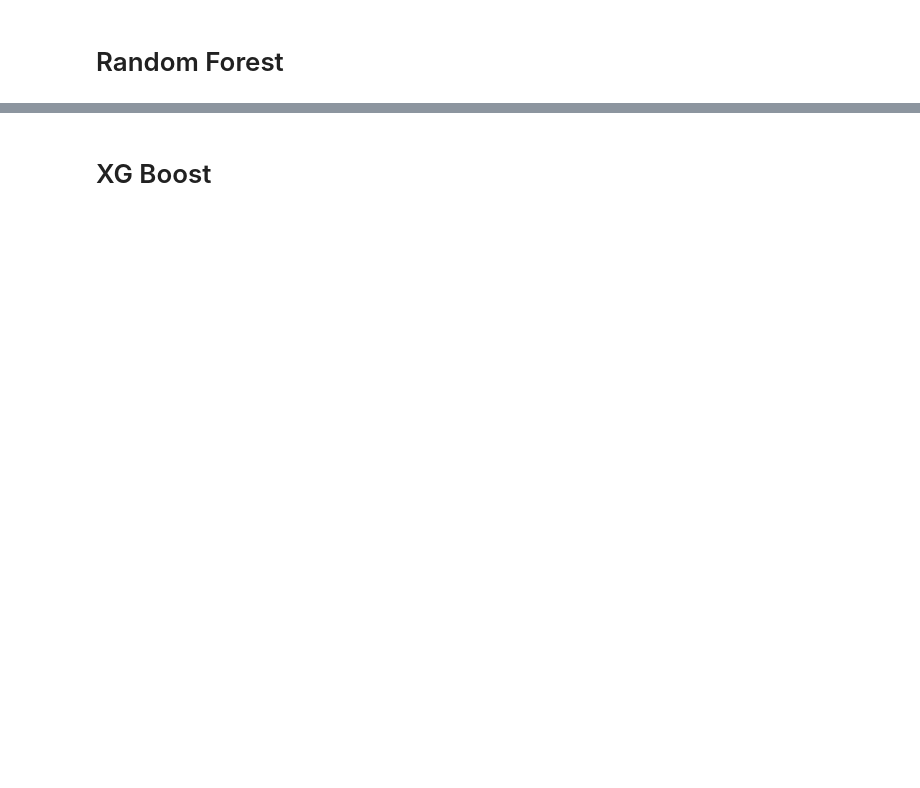
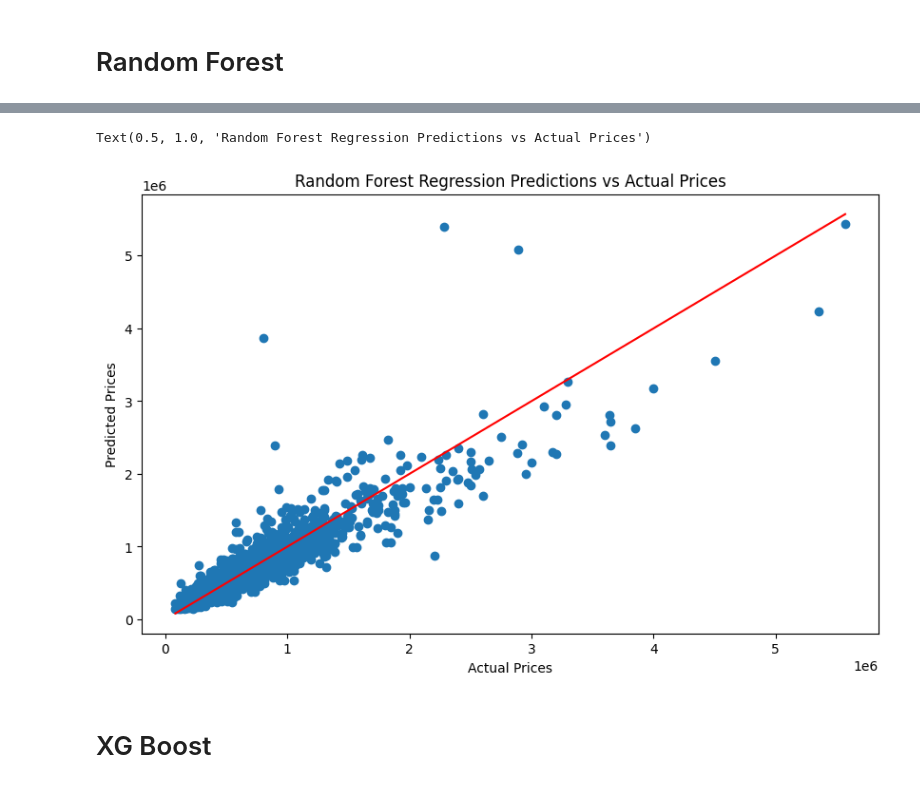
Before and after one commit to amanuelcm27/HousePricePrediction, a Jupyter notebook: housePrediction.ipynb, the cells around one changed output, grey strips where cells are left out. Cells and saved outputs as stored; diff of their text form; code cells hidden in the pictures; blank space fills up the shorter version.

```diff
--- a/housePrediction.ipynb
+++ b/housePrediction.ipynb
@@ -189,3 +199,14 @@ Accuracy score  0.8480328675891232
+# %%
+# plot the Random Forest regression line
+plt.figure(figsize=(10, 6))
+plt.scatter(y_test, RF_y_pred, alpha=1)
+plt.plot([y_test.min(), y_test.max()], [y_test.min(), y_test.max()], color='red')
+plt.xlabel('Actual Prices')
+plt.ylabel('Predicted Prices')
+plt.title('Random Forest Regression Predictions vs Actual Prices')
+# %% [output]
+Text(0.5, 1.0, 'Random Forest Regression Predictions vs Actual Prices')
+[figure, added]
 # %% [markdown]
 # XG Boost
 # %%
```
Also changed, not shown: parts of 13 cells of this notebook, 2 other files.
